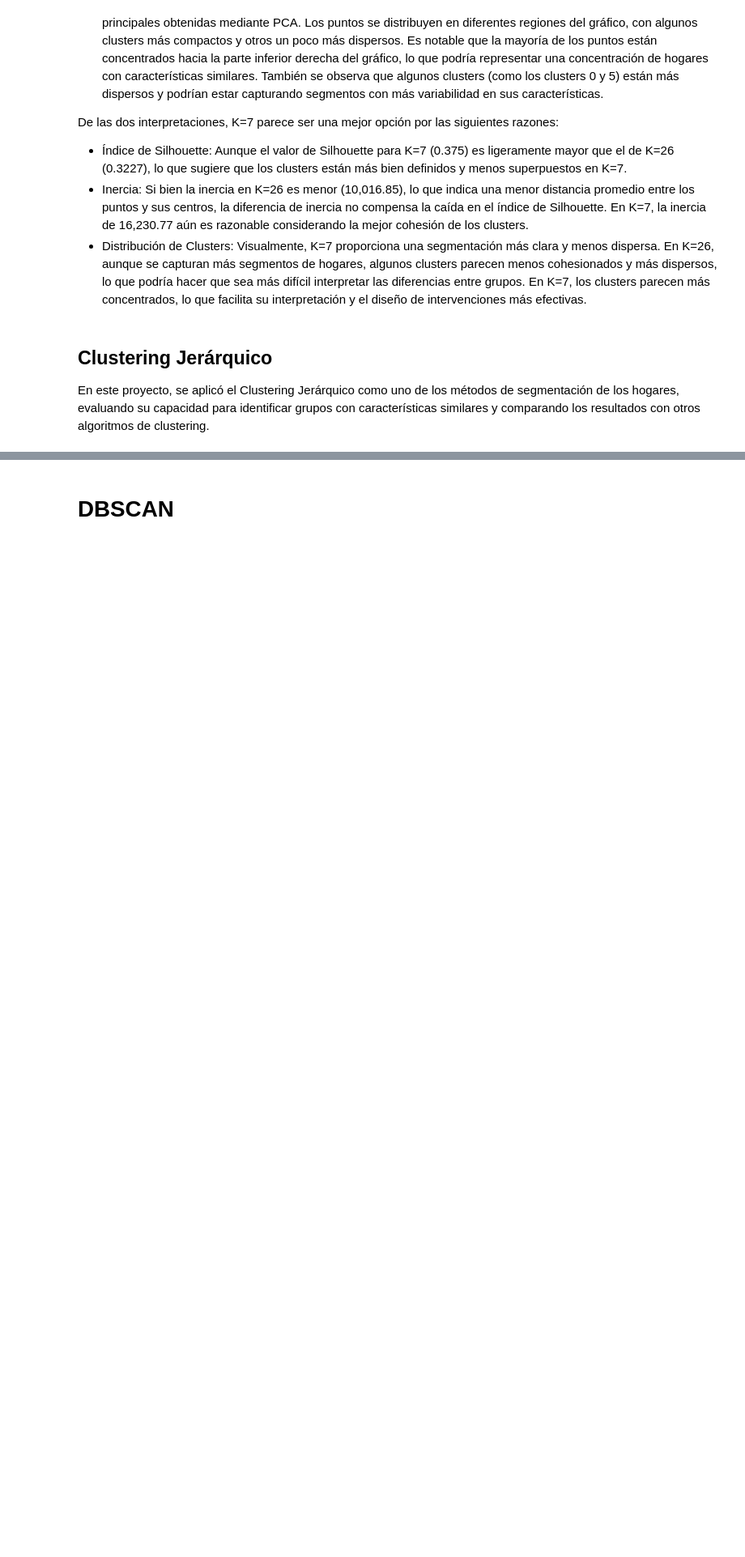
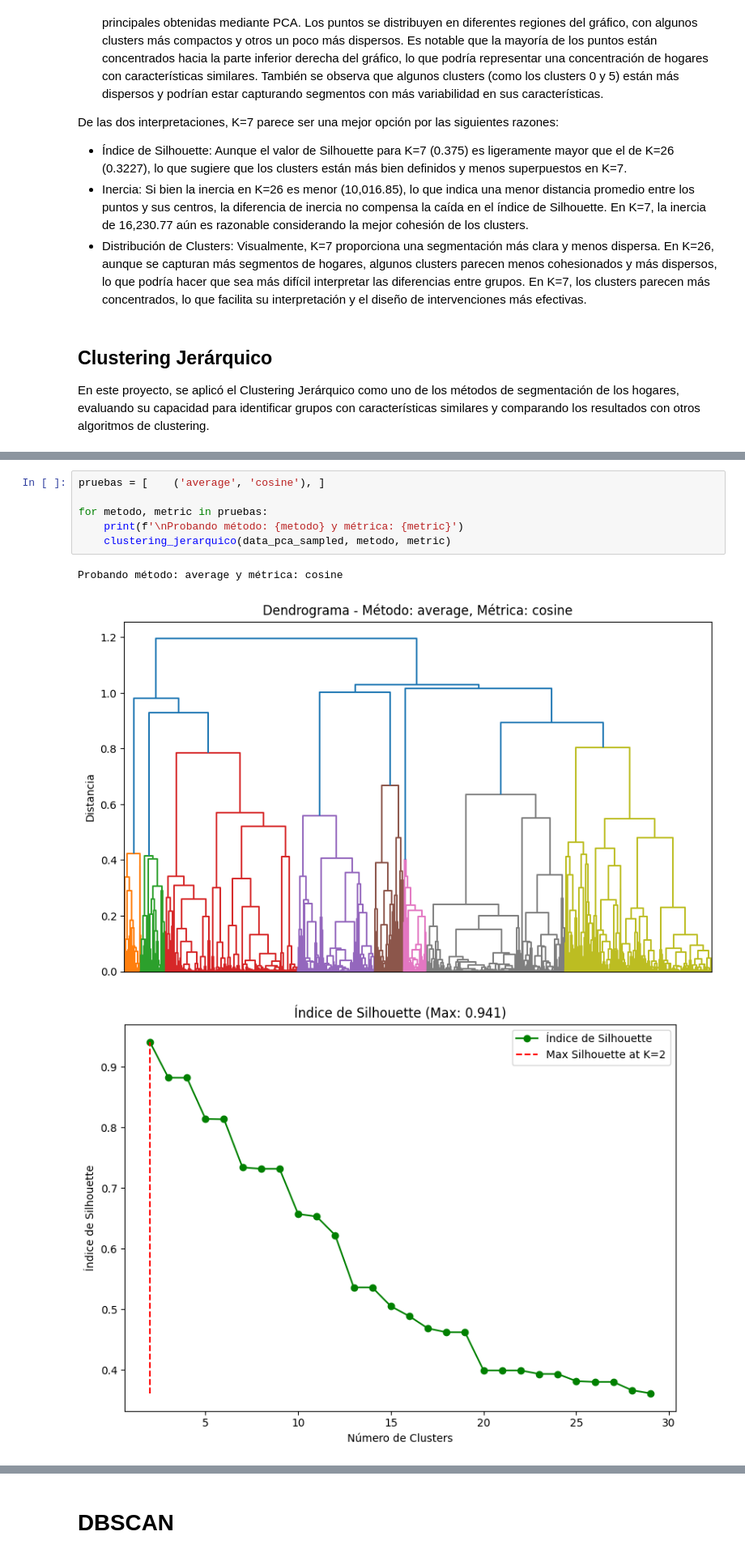
Before and after one commit to kellyninor/ProyectoCare, a Jupyter notebook: code/segmentacion.ipynb, the cells around one changed output, grey strips where cells are left out. Shown at 81% size. Saved outputs shown, nothing was run; the diff lists cells and outputs as text; blank space fills up the shorter version.

```diff
--- a/code/segmentacion.ipynb
+++ b/code/segmentacion.ipynb
@@ -955,0 +943,10 @@ Probando método: ward y métrica: euclidean
+# %%
+pruebas = [    ('average', 'cosine'), ]
+
+for metodo, metric in pruebas:
+    print(f'\nProbando método: {metodo} y métrica: {metric}')
+    clustering_jerarquico(data_pca_sampled, metodo, metric)
+# %% [output]
+Probando método: average y métrica: cosine
+[figure, added]
+[figure, added]
```
Also changed, not shown: parts of 15 cells of this notebook, 3 other files.
